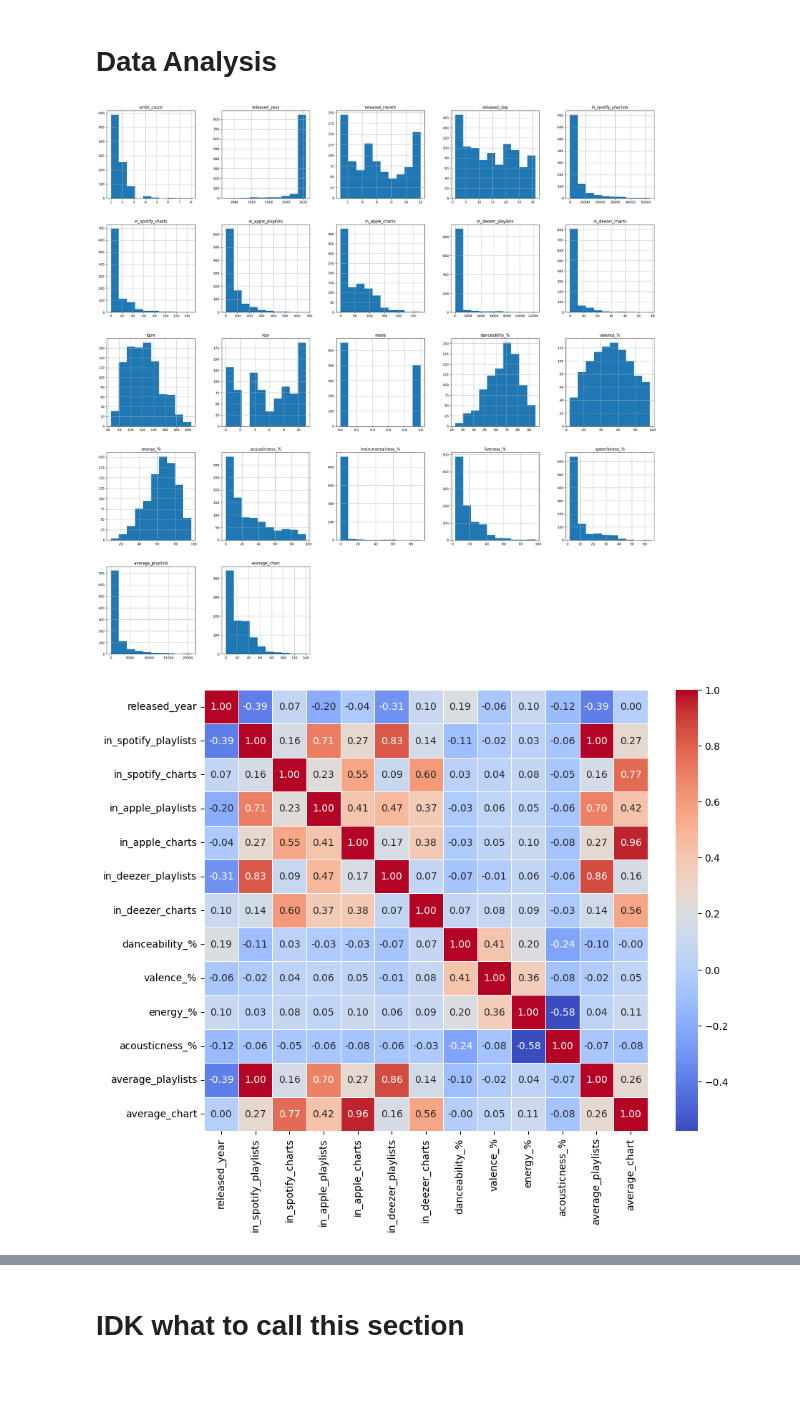
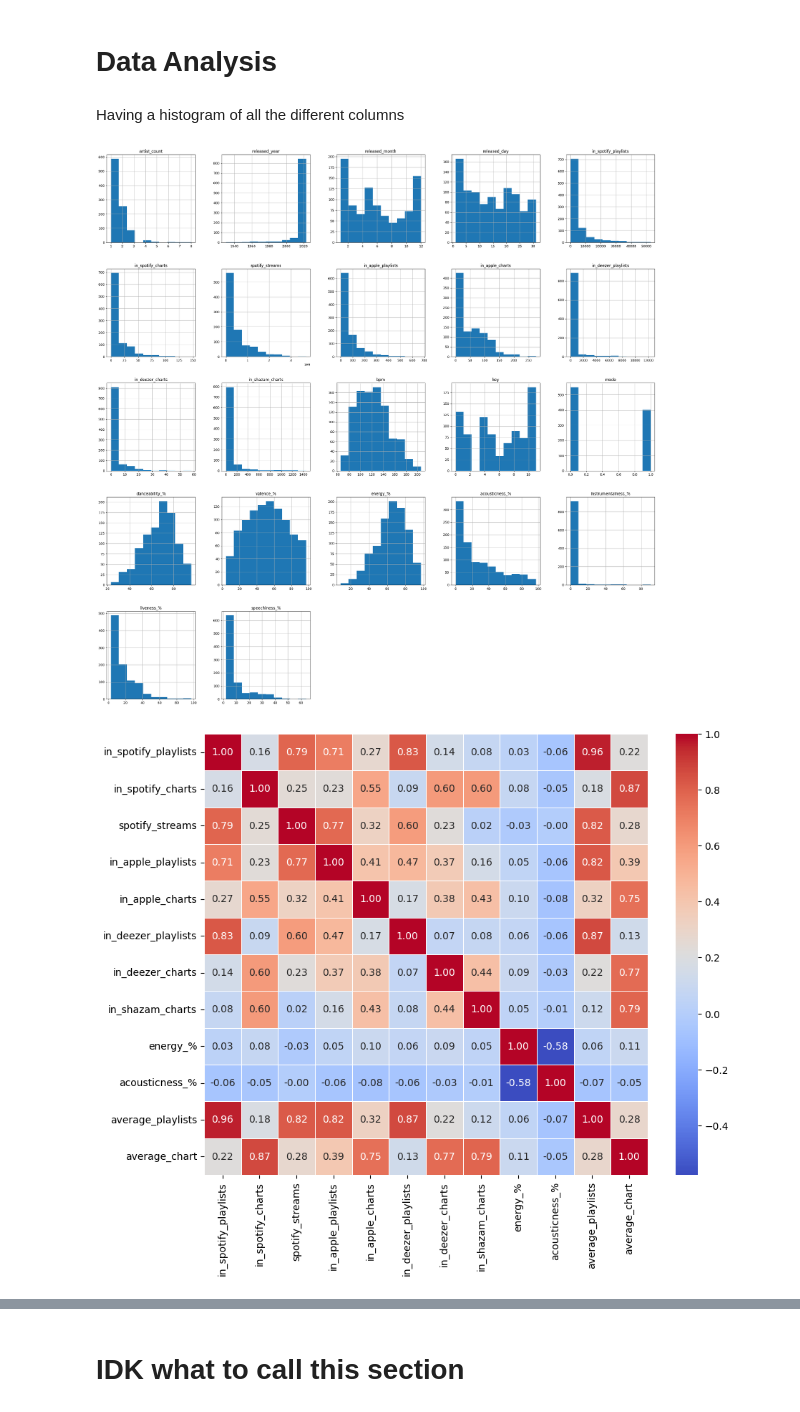
Before and after one commit to Abel-Lagonell/Spotify-Data_Mining, a Jupyter notebook: Project.ipynb, the cells around one changed output, grey strips where cells are left out. Cells and saved outputs as stored; diff of their text form; code cells hidden in the pictures; blank space fills up the shorter version.

```diff
--- a/Project.ipynb
+++ b/Project.ipynb
@@ -63,7 +68,7 @@ spotify_col = ['in_spotify_playlists', 'in_spotify_charts', 'spotify_streams']
 apple_col = ['in_apple_playlists', 'in_apple_charts']
 deezer_col = ['in_deezer_playlists', 'in_deezer_charts']
 playlists_col = ['in_spotify_playlists', 'in_apple_playlists', 'in_deezer_playlists']
-charts_col = ['in_spotify_charts', 'in_apple_charts', 'in_deezer_charts']
+charts_col = ['in_spotify_charts', 'in_apple_charts', 'in_deezer_charts', 'in_shazam_charts']
 musical_info_col = ['bpm', 'key', 'mode']
 # %%
 df['mode'] = df['mode'].map({'Major': 0, 'Minor': 1})
@@ -102,4 +109,8 @@ key_dict = {
+# %%
+df = df.replace('BPM110KeyAModeMajorDanceability53Valence75Energy69Acousticness7Instrumentalness0Liveness17Speechiness3', np.nan)
 # %%
-df['in_deezer_playlists'] = df['in_deezer_playlists'].str.replace(',','').astype('int64')
+df['spotify_streams'] = pd.to_numeric(df['spotify_streams'].str.replace(',',''), errors='coerce')
+df['in_shazam_charts'] = pd.to_numeric(df['in_shazam_charts'].str.replace(',',''), errors='coerce')
+df['in_deezer_playlists'] = pd.to_numeric(df['in_deezer_playlists'].str.replace(',',''), errors='coerce')
 # %% [markdown]
 # Data Analysis
@@ -109,5 +117,7 @@ df['average_chart'] = df[charts_col].mean(axis=1)
+# %% [markdown]
+Having a histogram of all the different columns
 # %%
 df.hist(figsize=(30,30))
 plt.show()
 # %% [output]
-[figure, old version]
+[figure, new version]
@@ -114,13 +127,16 @@ plt.show()
 # %%
-corr_matrix = df.select_dtypes(include = ['float64', 'int64']).corr()
-mask = np.abs(corr_matrix) >= 0.3
-np.fill_diagonal(mask.values, False)
-cols_to_keep = mask.any()
-cols_to_keep = cols_to_keep[cols_to_keep].index
-corr_filter = corr_matrix.loc[cols_to_keep, cols_to_keep]
+def correlation_matrix():
+    corr_matrix = df.select_dtypes(include = ['float64', 'int64']).corr()
+    mask = np.abs(corr_matrix) >= 0.5
+    np.fill_diagonal(mask.values, False)
+    cols_to_keep = mask.any()
+    cols_to_keep = cols_to_keep[cols_to_keep].index
+    corr_filter = corr_matrix.loc[cols_to_keep, cols_to_keep]
 
-plt.figure(figsize=(10,8))
-sns.heatmap(corr_filter, annot=True, cmap='coolwarm', fmt='.2f', linewidth=0.5)
-plt.show()
+    plt.figure(figsize=(10,8))
+    sns.heatmap(corr_filter, annot=True, cmap='coolwarm', fmt='.2f', linewidth=0.5)
+    plt.show()
+
+correlation_matrix()
 # %% [output]
-[figure, old version]
+[figure, new version]
```
Also changed, not shown: parts of 24 cells of this notebook.
